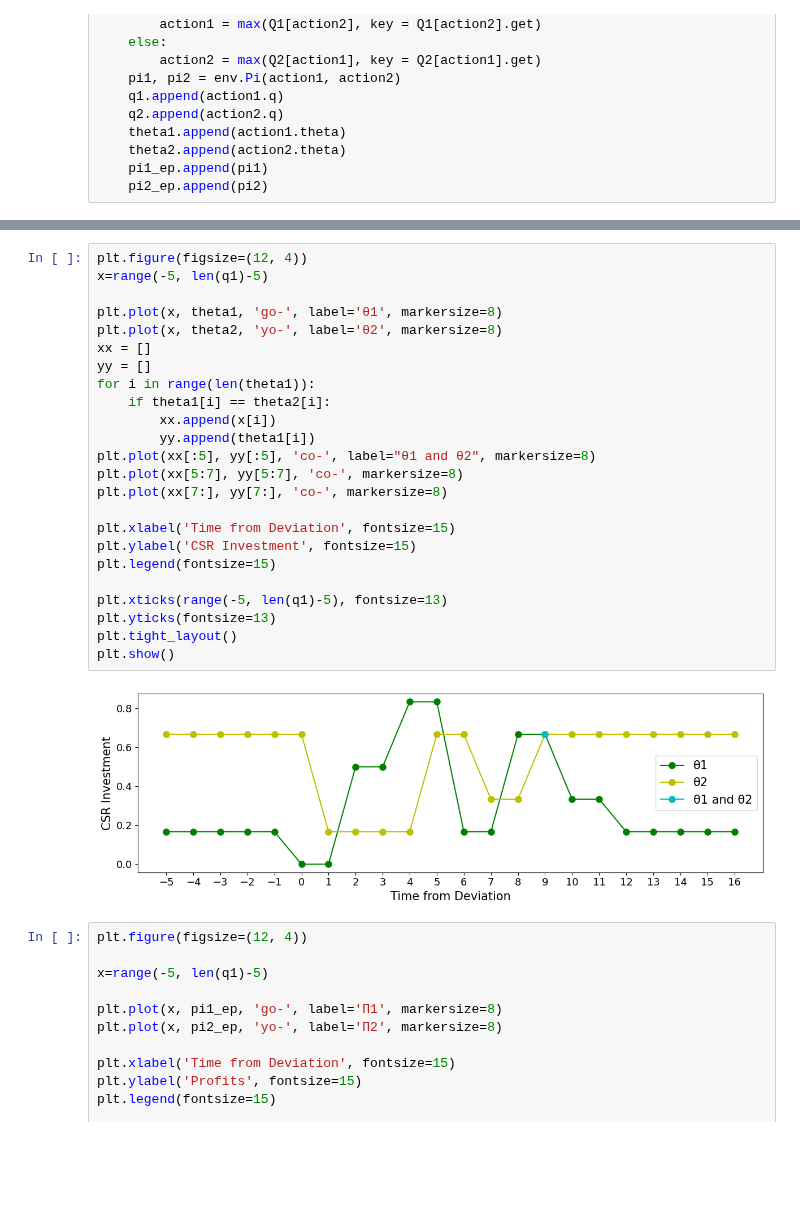
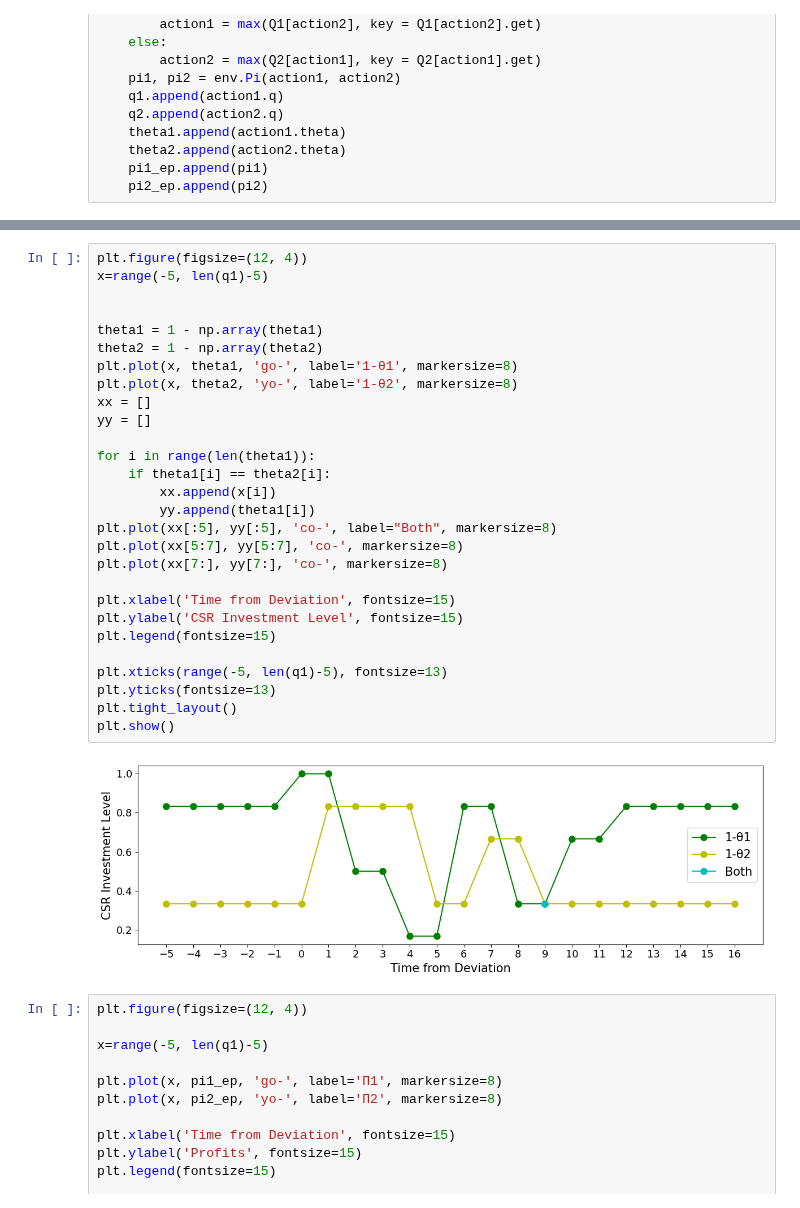
Before and after one commit to WouterBant/Algorithmic-Collusion-an-Experimental-Study, a Jupyter notebook: src/runs/nash_test.ipynb, the cells around one changed output, grey strips where cells are left out. Drawn from its saved outputs; the diff is of its cells as text; blank space fills up the shorter version.

```diff
--- a/src/runs/nash_test.ipynb
+++ b/src/runs/nash_test.ipynb
@@ -84,29 +84,33 @@ plt.show()
 # %%
 plt.figure(figsize=(12, 4))
 x=range(-5, len(q1)-5)
 
-plt.plot(x, theta1, 'go-', label='θ1', markersize=8)
-plt.plot(x, theta2, 'yo-', label='θ2', markersize=8)
+
+theta1 = 1 - np.array(theta1)
+theta2 = 1 - np.array(theta2)
+plt.plot(x, theta1, 'go-', label='1-θ1', markersize=8)
+plt.plot(x, theta2, 'yo-', label='1-θ2', markersize=8)
 xx = []
 yy = []
+
 for i in range(len(theta1)):
     if theta1[i] == theta2[i]:
         xx.append(x[i])
         yy.append(theta1[i])
-plt.plot(xx[:5], yy[:5], 'co-', label="θ1 and θ2", markersize=8)
+plt.plot(xx[:5], yy[:5], 'co-', label="Both", markersize=8)
 plt.plot(xx[5:7], yy[5:7], 'co-', markersize=8)
 plt.plot(xx[7:], yy[7:], 'co-', markersize=8)
 
 plt.xlabel('Time from Deviation', fontsize=15)
-plt.ylabel('CSR Investment', fontsize=15)
+plt.ylabel('CSR Investment Level', fontsize=15)
 plt.legend(fontsize=15)
 
 plt.xticks(range(-5, len(q1)-5), fontsize=13)
 plt.yticks(fontsize=13)
 plt.tight_layout()
 plt.show()
 # %% [output]
-[figure, old version]
+[figure, new version]
 # %%
 plt.figure(figsize=(12, 4))
 
```
Also changed, not shown: parts of 7 cells of this notebook, 5 other files.
